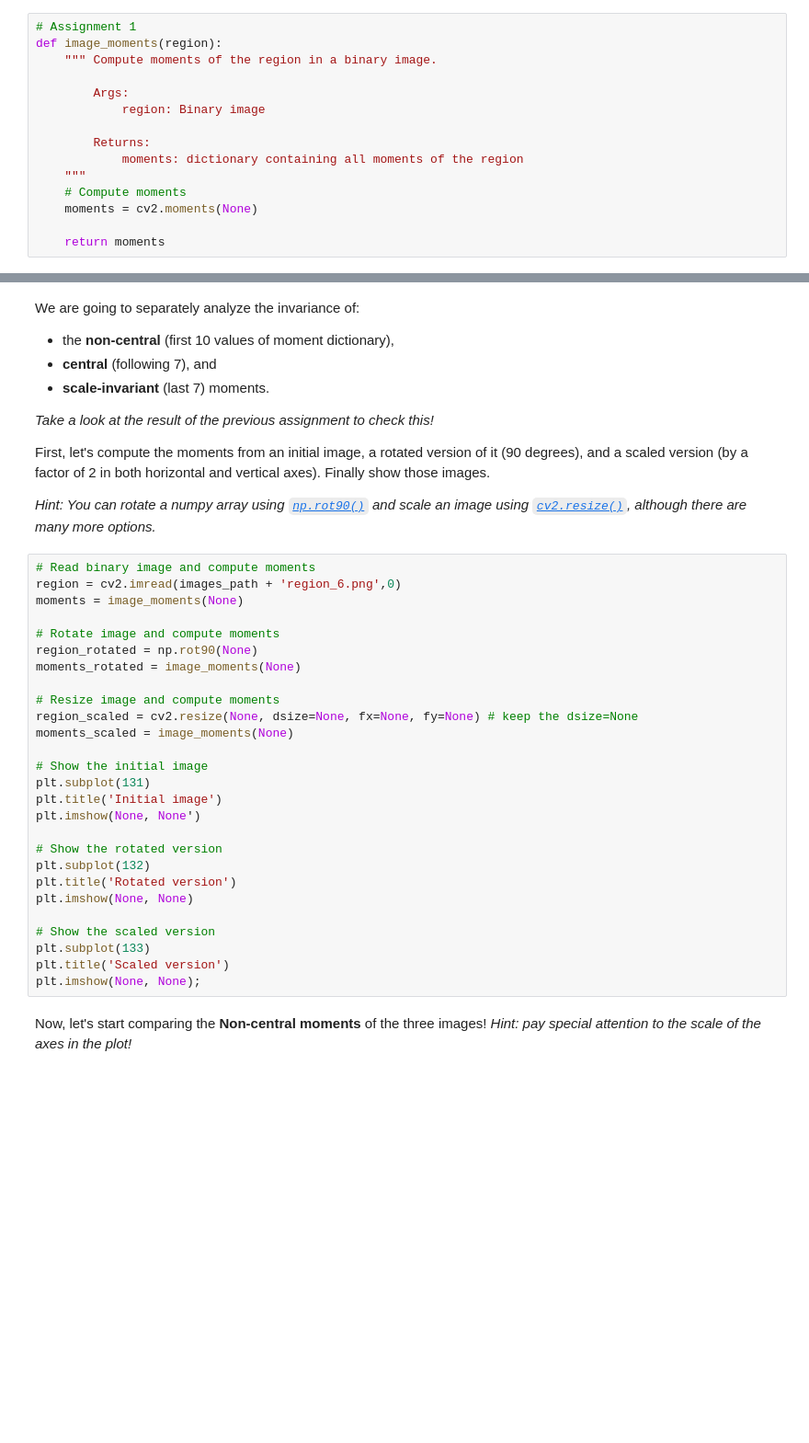
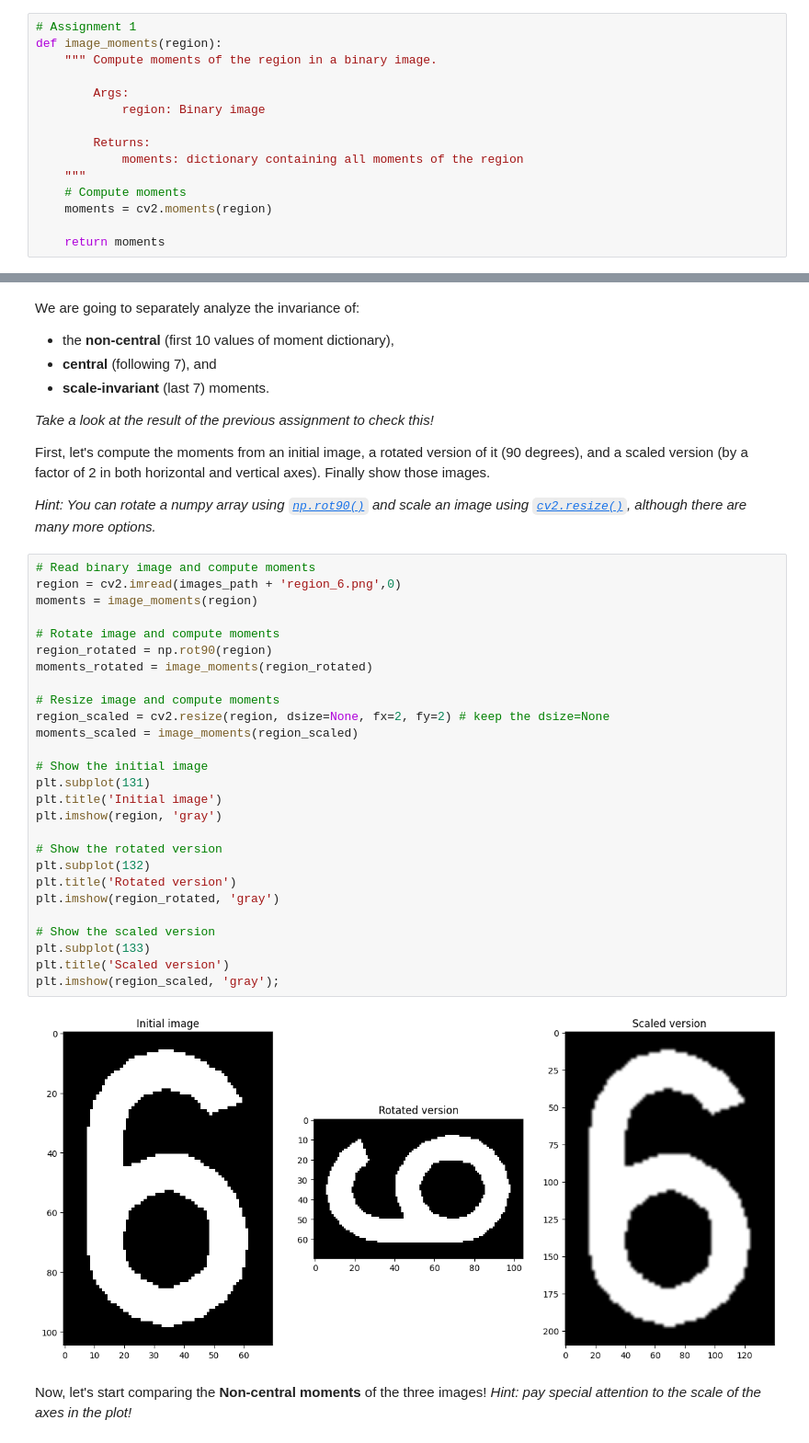
Before and after one commit to angelfdezcivila/uma_cv_2023, a Jupyter notebook: Chapter 06. Region Description/6.2 Region-content description.ipynb, the cells around one changed output, grey strips where cells are left out. Shown at 92% size. Cells and saved outputs as stored; diff of their text form; blank space fills up the shorter version.

```diff
--- a/Chapter 06. Region Description/6.2 Region-content description.ipynb
+++ b/Chapter 06. Region Description/6.2 Region-content description.ipynb
@@ -103,7 +103,7 @@ def image_moments(region):
             moments: dictionary containing all moments of the region
     """
     # Compute moments
-    moments = cv2.moments(None)
+    moments = cv2.moments(region)
 
     return moments
 # %% [markdown]
@@ -234,30 +255,32 @@ First, let's compute the moments from an initial image, a rotated version of it
 # %%
 # Read binary image and compute moments
 region = cv2.imread(images_path + 'region_6.png',0)
-moments = image_moments(None)
+moments = image_moments(region)
 
 # Rotate image and compute moments
-region_rotated = np.rot90(None)
-moments_rotated = image_moments(None)
+region_rotated = np.rot90(region)
+moments_rotated = image_moments(region_rotated)
 
 # Resize image and compute moments
-region_scaled = cv2.resize(None, dsize=None, fx=None, fy=None) # keep the dsize=None
-moments_scaled = image_moments(None)
+region_scaled = cv2.resize(region, dsize=None, fx=2, fy=2) # keep the dsize=None
+moments_scaled = image_moments(region_scaled)
 
 # Show the initial image
 plt.subplot(131)
 plt.title('Initial image')
-plt.imshow(None, None')
+plt.imshow(region, 'gray')
 
 # Show the rotated version
 plt.subplot(132)
 plt.title('Rotated version')
-plt.imshow(None, None)
+plt.imshow(region_rotated, 'gray')
 
 # Show the scaled version
 plt.subplot(133)
 plt.title('Scaled version')
-plt.imshow(None, None);
+plt.imshow(region_scaled, 'gray');
+# %% [output]
+[figure, added]
 # %% [markdown]
 Now, let's start comparing the **Non-central moments** of the three images! *Hint: pay special attention to the scale of the axes in the plot!*
 # %%
```
Also changed, not shown: parts of 21 cells of this notebook, 1 other file.
